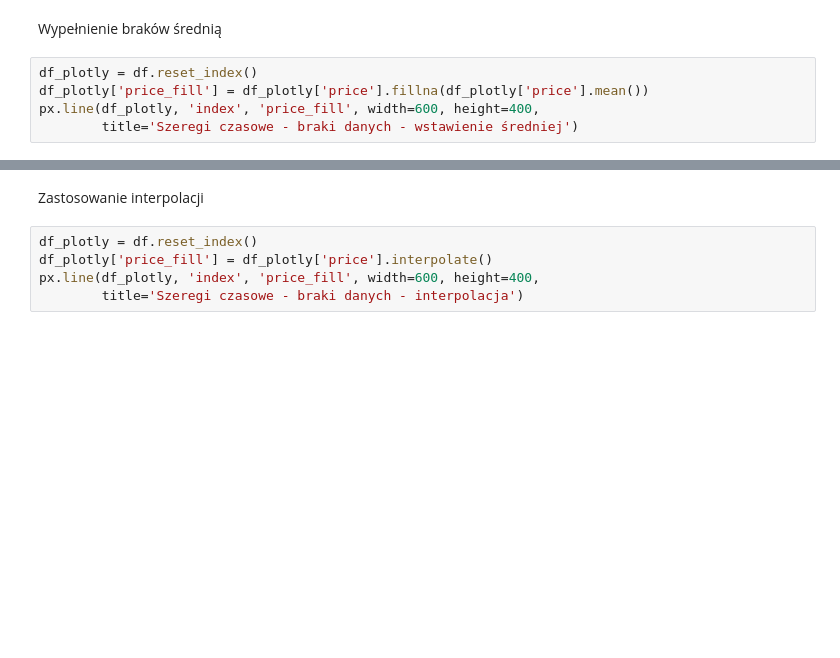
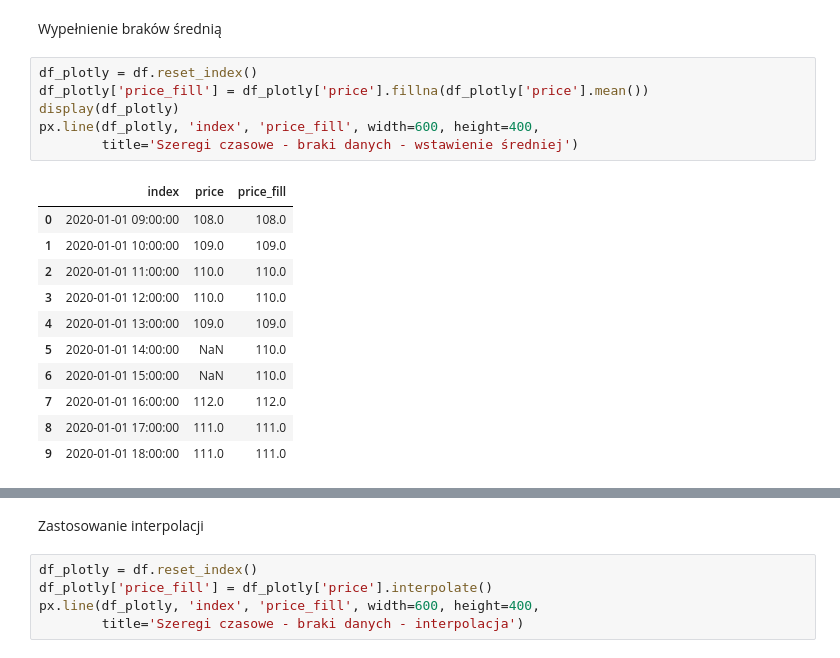
Before and after one commit to kamsolek/machine-learning-bootcamp, a Jupyter notebook: supervised/01_basics/02_missing_values.ipynb, the cells around one changed output, grey strips where cells are left out. Drawn from its saved outputs; the diff is of its cells as text; blank space fills up the shorter version.

```diff
--- a/supervised/01_basics/02_missing_values.ipynb
+++ b/supervised/01_basics/02_missing_values.ipynb
@@ -386,9 +405,21 @@ Wypełnienie braków średnią
 # %%
 df_plotly = df.reset_index()
 df_plotly['price_fill'] = df_plotly['price'].fillna(df_plotly['price'].mean())
+display(df_plotly)
 px.line(df_plotly, 'index', 'price_fill', width=600, height=400,
         title='Szeregi czasowe - braki danych - wstawienie średniej')
 # %% [output]
+|  | index | price | price_fill |
+| 0 | 2020-01-01 09:00:00 | 108.0 | 108.0 |
+| 1 | 2020-01-01 10:00:00 | 109.0 | 109.0 |
+| 2 | 2020-01-01 11:00:00 | 110.0 | 110.0 |
+| 3 | 2020-01-01 12:00:00 | 110.0 | 110.0 |
+| 4 | 2020-01-01 13:00:00 | 109.0 | 109.0 |
+| 5 | 2020-01-01 14:00:00 | NaN | 110.0 |
+| 6 | 2020-01-01 15:00:00 | NaN | 110.0 |
+| 7 | 2020-01-01 16:00:00 | 112.0 | 112.0 |
+| 8 | 2020-01-01 17:00:00 | 111.0 | 111.0 |
+| 9 | 2020-01-01 18:00:00 | 111.0 | 111.0 |
 [interactive output not drawn]
 # %% [markdown]
 Zastosowanie interpolacji
```
Also changed, not shown: parts of 13 cells of this notebook.
